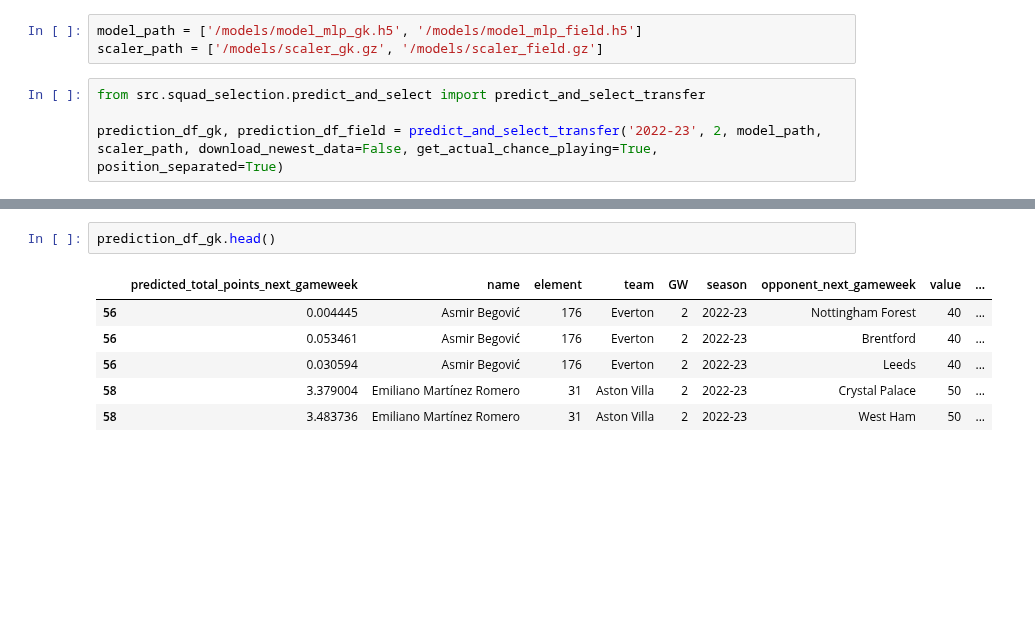
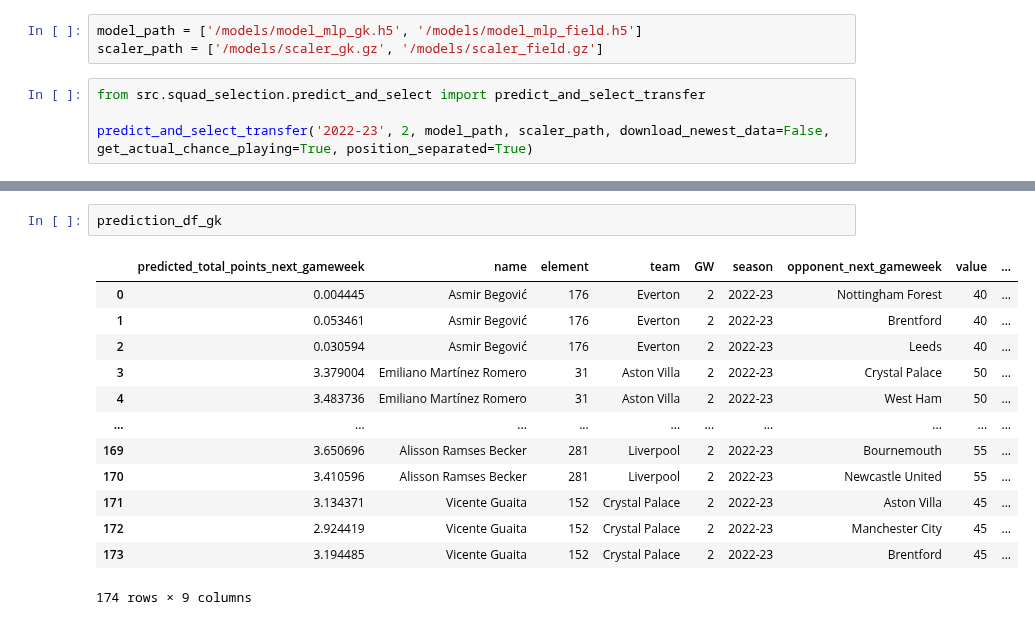
Before and after one commit to gracjans/FPL-AI-Manager_SwanseAI, a Jupyter notebook: notebooks/prepare_season_start_squad.ipynb, the cells around one changed output, grey strips where cells are left out. Cells and saved outputs as stored; diff of their text form; blank space fills up the shorter version.

Commit message:
prepare transfers for third gameweek

```diff
--- a/notebooks/prepare_season_start_squad.ipynb
+++ b/notebooks/prepare_season_start_squad.ipynb
@@ -113,4 +113,4 @@ scaler_path = ['/models/scaler_gk.gz', '/models/scaler_field.gz']
 # %%
 from src.squad_selection.predict_and_select import predict_and_select_transfer
 
-prediction_df_gk, prediction_df_field = predict_and_select_transfer('2022-23', 2, model_path, scaler_path, download_newest_data=False, get_actual_chance_playing=True, position_separated=True)
+predict_and_select_transfer('2022-23', 2, model_path, scaler_path, download_newest_data=False, get_actual_chance_playing=True, position_separated=True)
@@ -117,10 +134,17 @@ prediction_df_gk, prediction_df_field = predict_and_select_transfer('2022-23', 2
 # %%
-prediction_df_gk.head()
+prediction_df_gk
 # %% [output]
 |  | predicted_total_points_next_gameweek | name | element | team | GW | season | opponent_next_gameweek | value | ... |
-| 56 | 0.004445 | Asmir Begović | 176 | Everton | 2 | 2022-23 | Nottingham Forest | 40 | ... |
-| 56 | 0.053461 | Asmir Begović | 176 | Everton | 2 | 2022-23 | Brentford | 40 | ... |
-| 56 | 0.030594 | Asmir Begović | 176 | Everton | 2 | 2022-23 | Leeds | 40 | ... |
-| 58 | 3.379004 | Emiliano Martínez Romero | 31 | Aston Villa | 2 | 2022-23 | Crystal Palace | 50 | ... |
-| 58 | 3.483736 | Emiliano Martínez Romero | 31 | Aston Villa | 2 | 2022-23 | West Ham | 50 | ... |
+| 0 | 0.004445 | Asmir Begović | 176 | Everton | 2 | 2022-23 | Nottingham Forest | 40 | ... |
+| 1 | 0.053461 | Asmir Begović | 176 | Everton | 2 | 2022-23 | Brentford | 40 | ... |
+| 2 | 0.030594 | Asmir Begović | 176 | Everton | 2 | 2022-23 | Leeds | 40 | ... |
+| 3 | 3.379004 | Emiliano Martínez Romero | 31 | Aston Villa | 2 | 2022-23 | Crystal Palace | 50 | ... |
+| 4 | 3.483736 | Emiliano Martínez Romero | 31 | Aston Villa | 2 | 2022-23 | West Ham | 50 | ... |
+| ... | ... | ... | ... | ... | ... | ... | ... | ... | ... |
+| 169 | 3.650696 | Alisson Ramses Becker | 281 | Liverpool | 2 | 2022-23 | Bournemouth | 55 | ... |
+| 170 | 3.410596 | Alisson Ramses Becker | 281 | Liverpool | 2 | 2022-23 | Newcastle United | 55 | ... |
+| 171 | 3.134371 | Vicente Guaita | 152 | Crystal Palace | 2 | 2022-23 | Aston Villa | 45 | ... |
+| 172 | 2.924419 | Vicente Guaita | 152 | Crystal Palace | 2 | 2022-23 | Manchester City | 45 | ... |
+| 173 | 3.194485 | Vicente Guaita | 152 | Crystal Palace | 2 | 2022-23 | Brentford | 45 | ... |
+174 rows × 9 columns
 # %%
```
Also changed, not shown: parts of 2 cells of this notebook.
